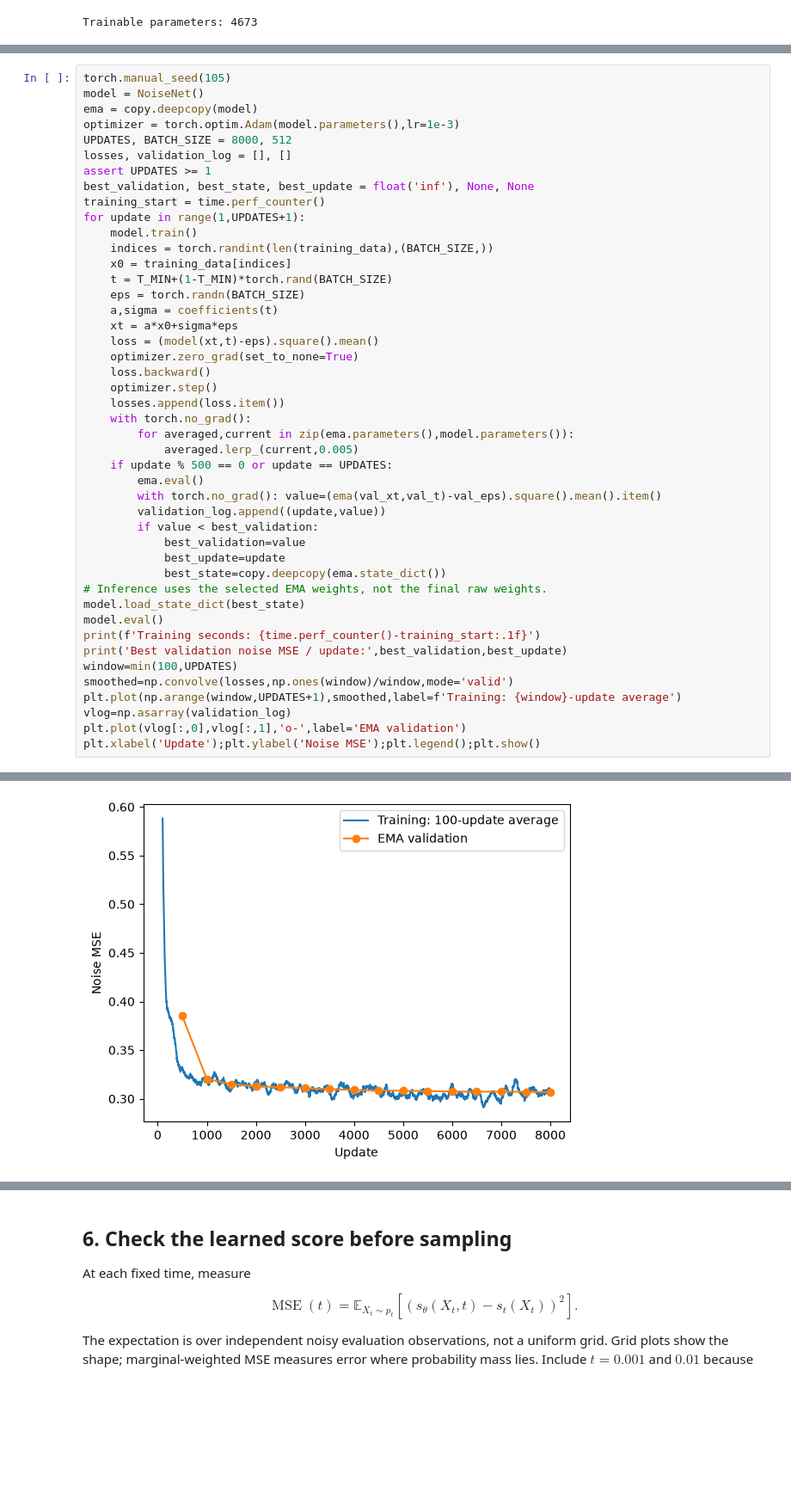
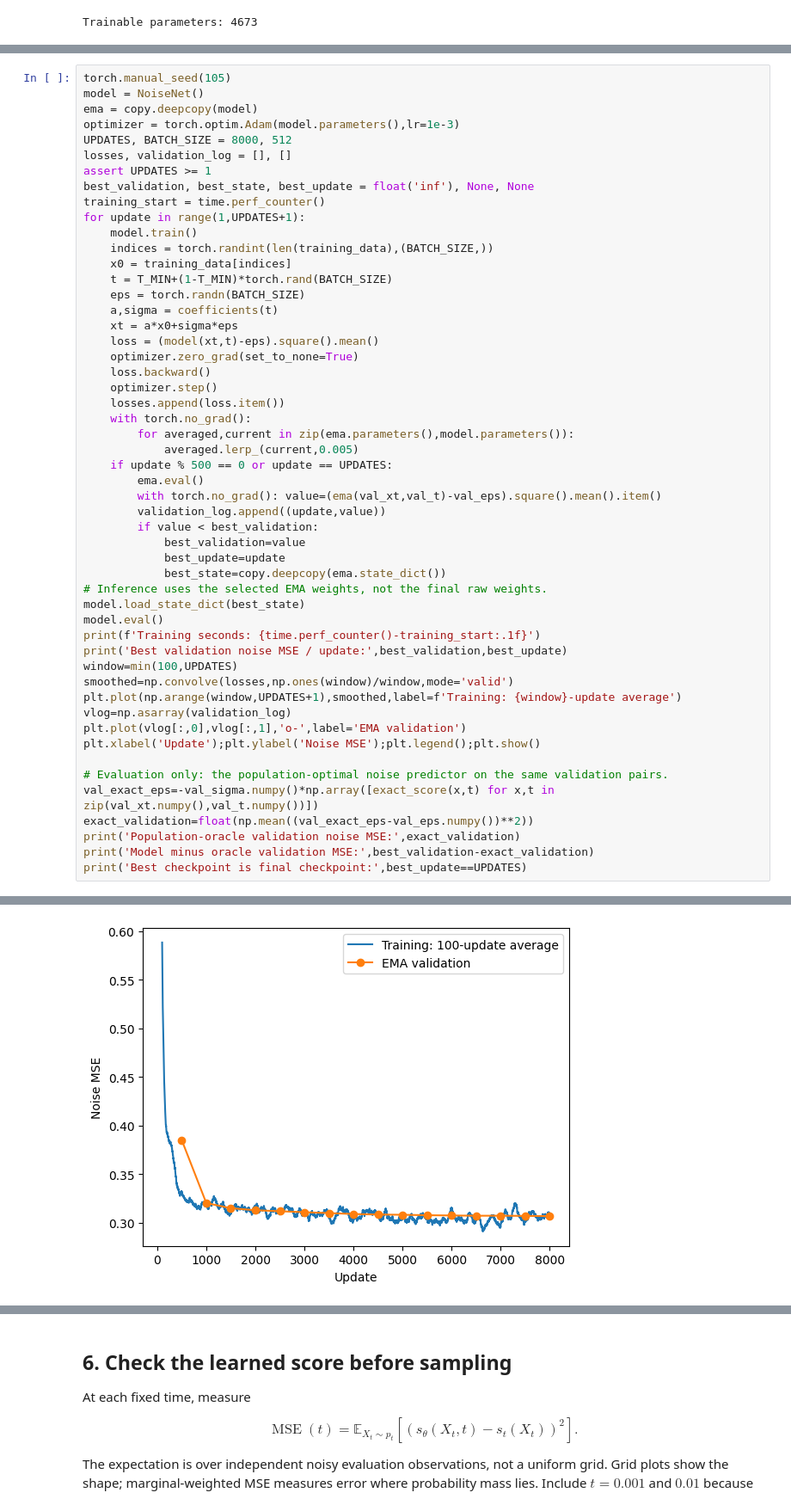
Before and after one commit to acads-iit-jammu/diffusion-models-f26, a Jupyter notebook: materials/probability-flow/notebooks/05-part-6-train-and-sample.ipynb, the cells around one changed output, grey strips where cells are left out. Shown at 86% size. Cells and saved outputs as stored; diff of their text form; blank space fills up the shorter version.

```diff
--- a/materials/probability-flow/notebooks/05-part-6-train-and-sample.ipynb
+++ b/materials/probability-flow/notebooks/05-part-6-train-and-sample.ipynb
@@ -242,4 +247,11 @@ plt.plot(np.arange(window,UPDATES+1),smoothed,label=f'Training: {window}-update
 vlog=np.asarray(validation_log)
 plt.plot(vlog[:,0],vlog[:,1],'o-',label='EMA validation')
 plt.xlabel('Update');plt.ylabel('Noise MSE');plt.legend();plt.show()
+
+# Evaluation only: the population-optimal noise predictor on the same validation pairs.
+val_exact_eps=-val_sigma.numpy()*np.array([exact_score(x,t) for x,t in zip(val_xt.numpy(),val_t.numpy())])
+exact_validation=float(np.mean((val_exact_eps-val_eps.numpy())**2))
+print('Population-oracle validation noise MSE:',exact_validation)
+print('Model minus oracle validation MSE:',best_validation-exact_validation)
+print('Best checkpoint is final checkpoint:',best_update==UPDATES)
 # %% [output]
@@ -247,2 +259,2 @@ Training seconds: 2.6
 Best validation noise MSE / update: 0.30686137080192566 8000
-[figure, old version]
+[figure, new version]
```
Also changed, not shown: parts of 12 cells of this notebook, 14 other files.
